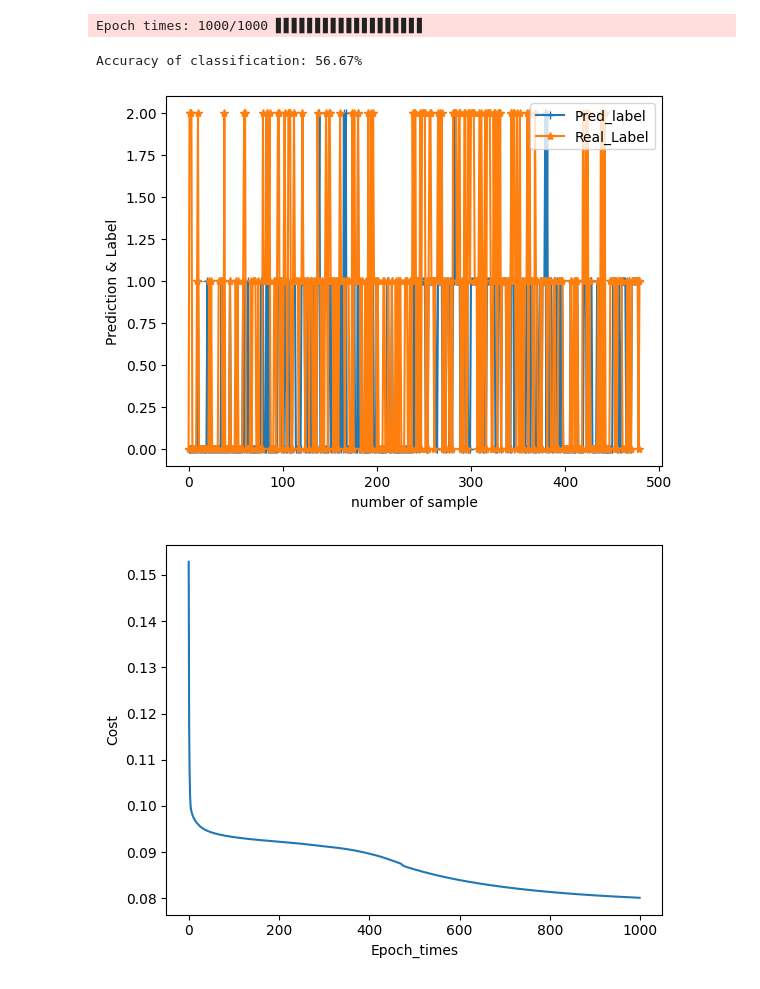
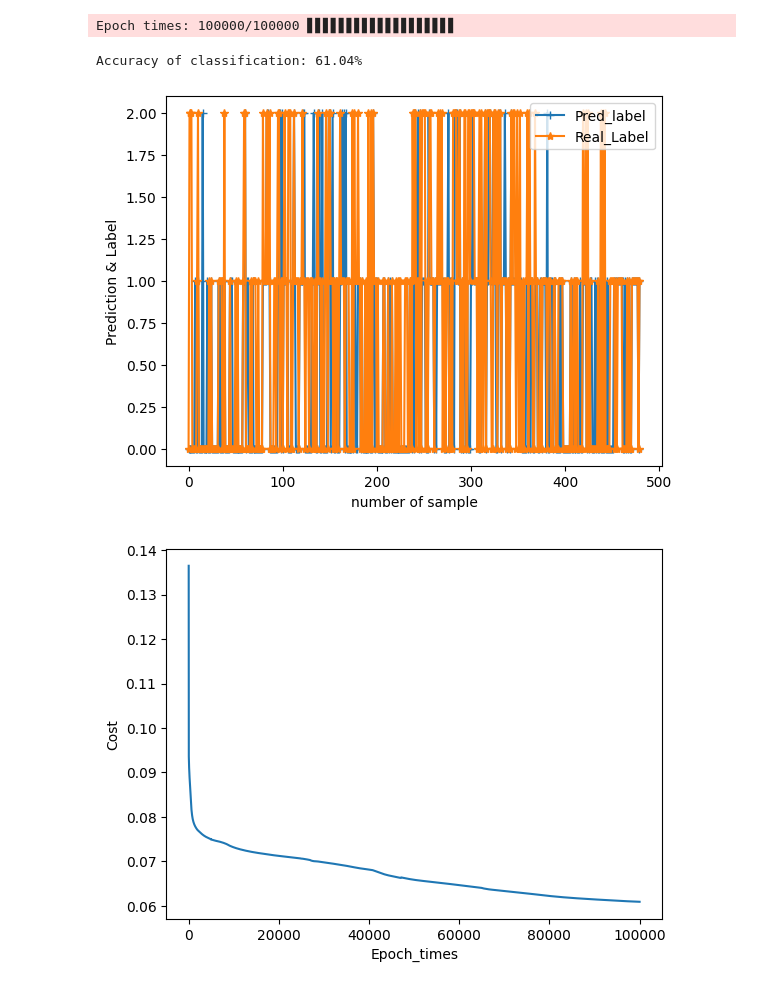
Before and after one commit to buqiuz/code, a Jupyter notebook: python/exp2/BPNN.ipynb, the cells around one changed output. Saved outputs shown, nothing was run; the diff lists cells and outputs as text; code cells hidden in the pictures.

```diff
--- a/python/exp2/BPNN.ipynb
+++ b/python/exp2/BPNN.ipynb
@@ -5,7 +6,6 @@ Requirement already satisfied: xlrd==1.2.0 in f:\python\lib\site-packages (1.2.0
 # %%
 import sys
 import numpy as np
-from scipy.special import expit
 
 class BPNN(object):
     def __init__(self,X,Y,q,l,epoch_times=1000,Eta=0.001,visible=False):
@@ -39,6 +39,7 @@ class BPNN(object):
         X_new=np.ones((X.shape[0]+1))
         X_new[1:]=X
         return X_new
+
     def Init_wgt(self):                 #初始化v和w
         v=np.random.uniform(-1.0,1.0,size=(self.d+1)*self.q)
         v=v.reshape(self.d+1,self.q)
@@ -51,13 +52,11 @@ class BPNN(object):
         theta=np.random.uniform(-1.0,1.0,size=self.l)
         theta=theta.reshape(1,self.l)
         return gama,theta
-
-    def Sigmoid(self,z):                #激活函数
-        return expit(z)
+    def Sigmoid(self, z):
+        return 1.0 / (1.0 + np.exp(-z))
     def Sigmoid_gradient(self,z):       #激活函数的梯度
         sg=self.Sigmoid(z)
         return sg*(1-sg)
-
     def FP(self,X):                     #将输入的训练/测试样本正向传播
         X_new=self.Add_bias(X)          #X_new:1*(d+1)
         alpha=np.matmul(X_new,self.v)   #alpha:1*q
@@ -66,15 +65,15 @@ class BPNN(object):
         y=self.Sigmoid(beita-self.theta)#y:1*l
         return alpha,b,beita,y
 
-    def Get_cost(self,y,label):         #损失函数
+    def Get_cost(self,y,label):         #损失函数，预测值和真实值的均方误差
         tmp=(y-label)*(y-label)/2
         cost=np.mean(tmp)
         return cost
 
     def GD(self,X,b,y,label):           #反向传播,修正v,w,gama,theta
-        g=y*(1-y)*(y-label)             #g:1*l
+        g=y*(1-y)*(y-label)             #计算输出层的误差
         tmp1=np.matmul(g,self.w.T)      #计算Σw[h][j]*g[j],tmp:1*q
-        e=b*(1-b)*tmp1                  #b:1*q,e:1*q
+        e=b*(1-b)*tmp1                  #b:1*q,e:1*q  隐藏层的误差
         X_new=self.Add_bias(X)
 
         self.w-=self.Eta*np.matmul(b.T,g)
@@ -268,35 +267,35 @@ labeln_test=np.array(labeln_test)
 d=len(data_train[0])            #属性数
 l=len(label_dic)                #分类数
 n=nrow                          #样本数
-ep=1000                      #训练次数
+ep=100000                      #训练次数
 q=30                            #隐藏层神经元数
 bpnn=BPNN(data_train,label_train,q,l,ep,0.001,True)
 cst=bpnn.Train()                #训练过程的损失函数
 pred=bpnn.Pred(data_test)       #训练后的分类结果
 
 #计算准确率
 acc=0
 for i in range(len(pred)):
     if(pred[i]==labeln_test[i]):
         acc+=1
 acc/=len(pred)
 print('\nAccuracy of classification: %.2f%%'%(acc*100))
 
 #绘制预测值/标签值-编号的图像
 plt.plot(pred,marker='+')
 plt.plot(labeln_test,marker='*')
 plt.ylabel('Prediction & Label')
 plt.xlabel('number of sample')
 plt.legend(['Pred_label','Real_Label'])
 plt.show()
 
 #绘制损失函数
 plt.plot(range(len(cst)),cst)
 plt.ylabel('Cost')
 plt.xlabel('Epoch_times')
 plt.show()
 # %% [output]
-Epoch times: 1000/1000 ▋▋▋▋▋▋▋▋▋▋▋▋▋▋▋▋▋▋▋
+Epoch times: 100000/100000 ▋▋▋▋▋▋▋▋▋▋▋▋▋▋▋▋▋▋▋
-Accuracy of classification: 56.67%
+Accuracy of classification: 61.04%
-[figure, old version]
+[figure, new version]
-[figure, old version]
+[figure, new version]
```
Also changed, not shown: parts of 2 cells of this notebook, 2 other files.
